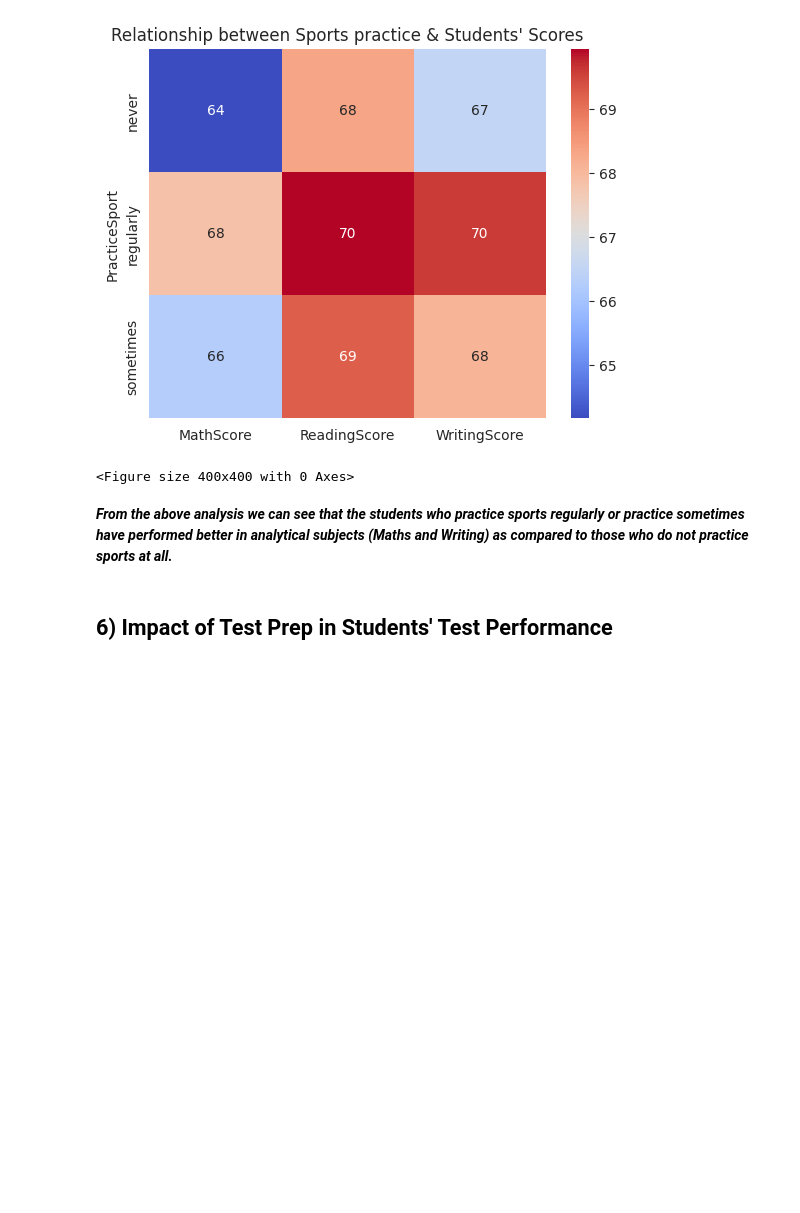
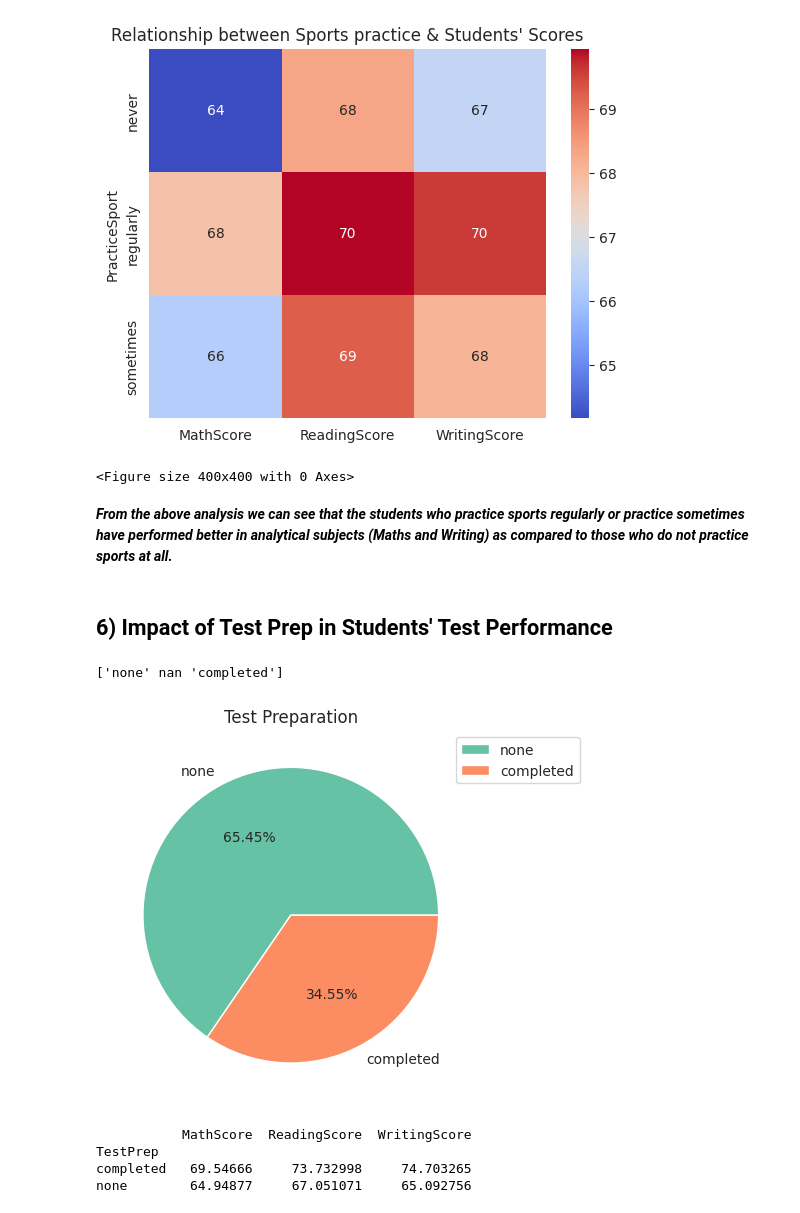
Before and after one commit to HafshaWahab/Students-Test-Scores-Analysis, a Jupyter notebook: students-test-scores-analysis.ipynb, the cells around one changed output. Drawn from its saved outputs; the diff is of its cells as text; code cells hidden in the pictures; blank space fills up the shorter version.

Commit message:
Kaggle Notebook | Students Test Scores Analysis | Version 6

```diff
--- a/students-test-scores-analysis.ipynb
+++ b/students-test-scores-analysis.ipynb
@@ -299,3 +299,34 @@ plt.show()
 ***From the above analysis we can see that the students who practice sports regularly or practice sometimes have performed better in analytical subjects (Maths and Writing) as compared to those who do not practice sports at all.***
 # %% [markdown]
 ## 6) Impact of Test Prep in Students' Test Performance
+# %%
+unique_values =df['TestPrep'].unique()
+print(unique_values)
+# %% [output]
+['none' nan 'completed']
+# %%
+none = df.loc[(df['TestPrep']== 'none')].count()
+completed = df.loc[(df['TestPrep']== 'completed')].count()
+
+l=['none', 'completed']
+
+mlist = [none['TestPrep'],completed['TestPrep']]
+
+custom_palette = sns.color_palette("Set2")
+custom_colors = custom_palette[:len(mlist)]
+plt.pie(mlist,labels=l, autopct="%1.2f%%", colors=custom_colors)             # %1.2f%% 1 means padding space between digits which is usually not necessary, .2 signifies the no. of digits after decimal, f means floating point number.
+
+
+plt.title('Test Preparation')
+plt.legend(l, loc='upper right', bbox_to_anchor=(1.3, 1.0))
+plt.show()
+# %% [output]
+[figure, added]
+# %%
+test = df.groupby('TestPrep').agg({'MathScore':'mean','ReadingScore':'mean', 'WritingScore':'mean'})
+print(test)
+# %% [output]
+           MathScore  ReadingScore  WritingScore
+TestPrep
+completed   69.54666     73.732998     74.703265
+none        64.94877     67.051071     65.092756
```
Also changed, not shown: parts of 7 cells of this notebook.
